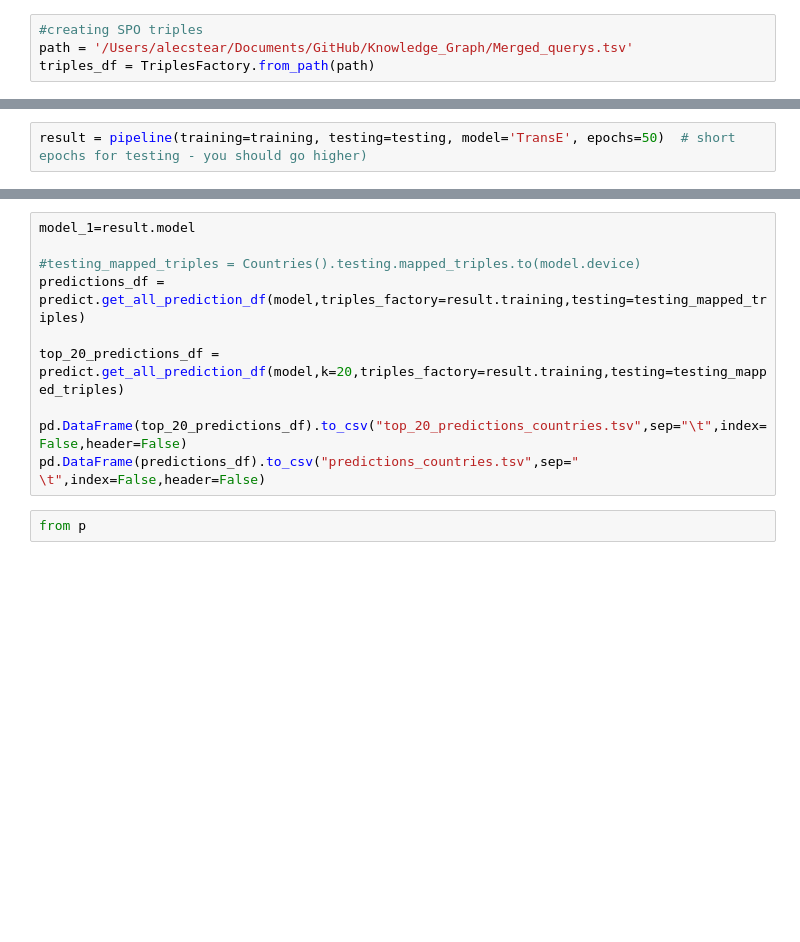
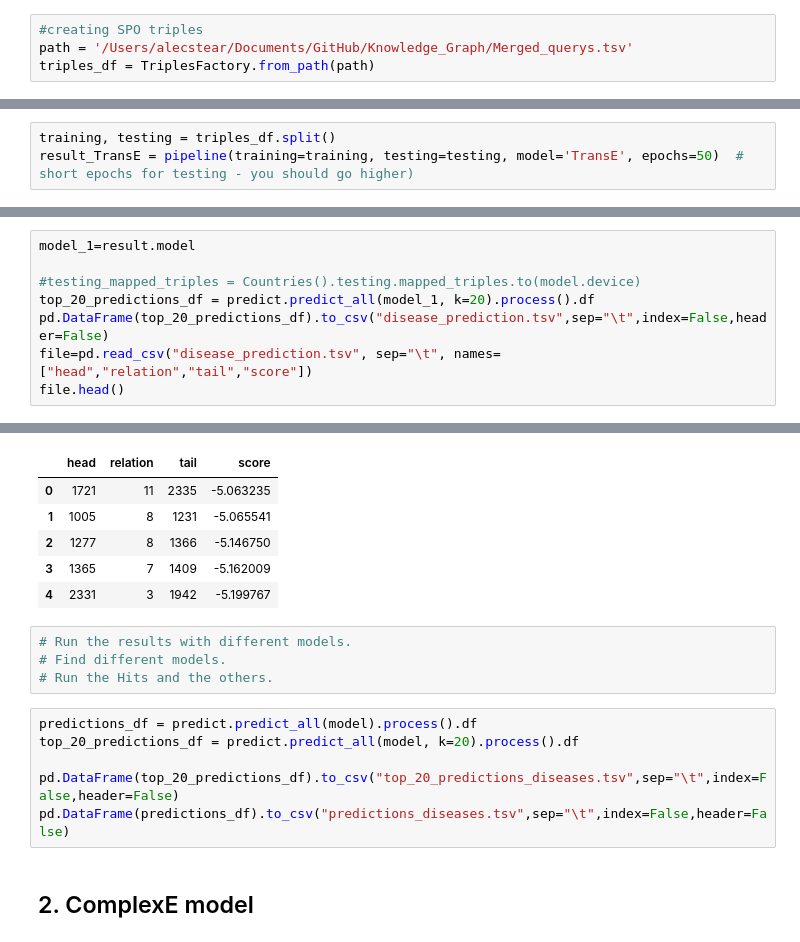
Before and after one commit to stear-alec/Knowledge_Graph, a Jupyter notebook: Using Pykeen.ipynb, the cells around one changed output, grey strips where cells are left out. Drawn from its saved outputs; the diff is of its cells as text; blank space fills up the shorter version.

Commit message:
3 models ran, non optimised, scores retreived

```diff
--- a/Using Pykeen.ipynb
+++ b/Using Pykeen.ipynb
@@ -37,3 +22,4 @@ using automatically assigned random_state=2255233473
 # %%
-result = pipeline(training=training, testing=testing, model='TransE', epochs=50)  # short epochs for testing - you should go higher)
+training, testing = triples_df.split()
+result_TransE = pipeline(training=training, testing=testing, model='TransE', epochs=50)  # short epochs for testing - you should go higher)
 # %% [output]
@@ -55,0 +61,9 @@ result.plot()
+# %%
+model_1=result.model
+
+#testing_mapped_triples = Countries().testing.mapped_triples.to(model.device)
+top_20_predictions_df = predict.predict_all(model_1, k=20).process().df
+pd.DataFrame(top_20_predictions_df).to_csv("disease_prediction.tsv",sep="\t",index=False,header=False)
+file=pd.read_csv("disease_prediction.tsv", sep="\t", names=["head","relation","tail","score"])
+file.head()
+# %% [output]
@@ -56,12 +71,18 @@ result.plot()
+|  | head | relation | tail | score |
+| 0 | 1721 | 11 | 2335 | -5.063235 |
+| 1 | 1005 | 8 | 1231 | -5.065541 |
+| 2 | 1277 | 8 | 1366 | -5.146750 |
+| 3 | 1365 | 7 | 1409 | -5.162009 |
+| 4 | 2331 | 3 | 1942 | -5.199767 |
+# %%
+# Run the results with different models.
+# Find different models.
+# Run the Hits and the others.
 # %%
-model_1=result.model
+predictions_df = predict.predict_all(model).process().df
+top_20_predictions_df = predict.predict_all(model, k=20).process().df
 
-#testing_mapped_triples = Countries().testing.mapped_triples.to(model.device)
-predictions_df = predict.get_all_prediction_df(model,triples_factory=result.training,testing=testing_mapped_triples)
-
-top_20_predictions_df = predict.get_all_prediction_df(model,k=20,triples_factory=result.training,testing=testing_mapped_triples)
-
-pd.DataFrame(top_20_predictions_df).to_csv("top_20_predictions_countries.tsv",sep="\t",index=False,header=False)
-pd.DataFrame(predictions_df).to_csv("predictions_countries.tsv",sep=" \t",index=False,header=False)
+pd.DataFrame(top_20_predictions_df).to_csv("top_20_predictions_diseases.tsv",sep="\t",index=False,header=False)
+pd.DataFrame(predictions_df).to_csv("predictions_diseases.tsv",sep="\t",index=False,header=False)
-# %%
-from p
+# %% [markdown]
+## 2. ComplexE model
```
Also changed, not shown: parts of 25 cells of this notebook, 3 other files.
